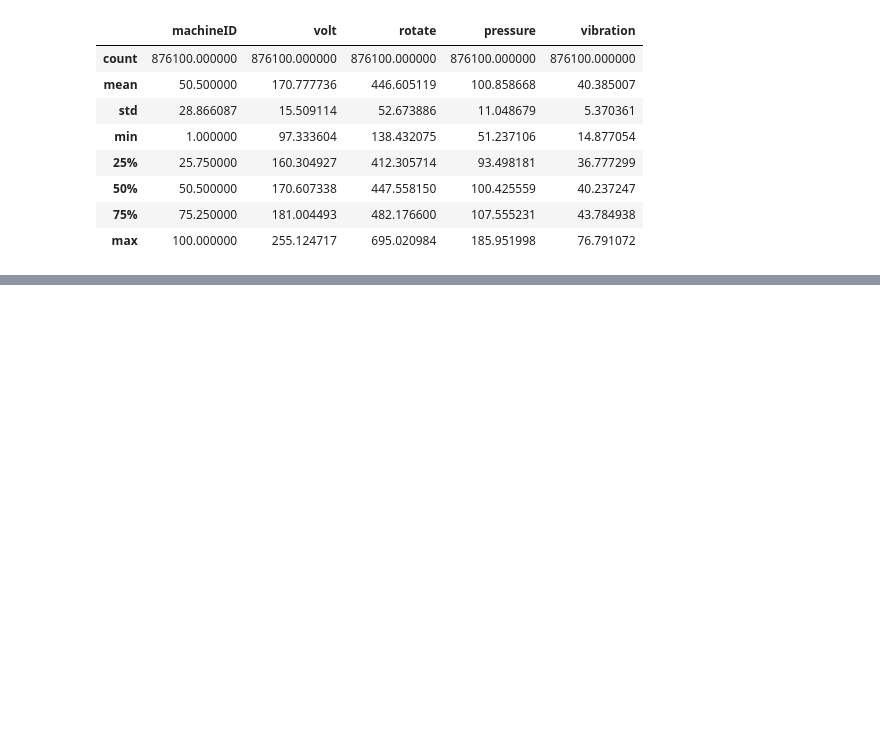
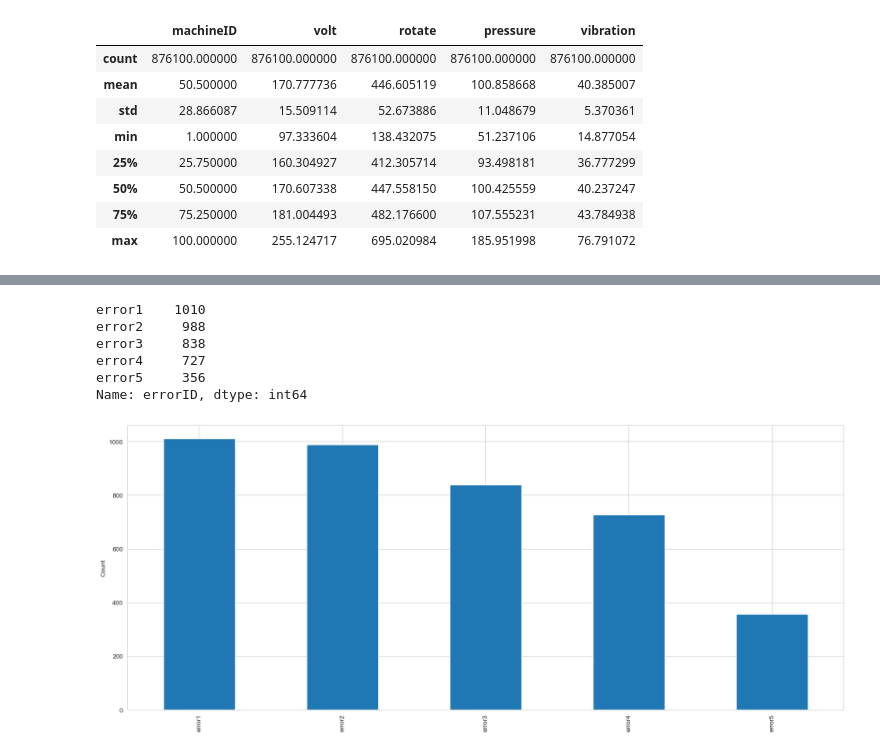
Before and after one commit to TahsinPavel/Machine-Learning-Model-for-Predictive-Maintenance-, a Jupyter notebook: Predictive Maintenance .ipynb, the cells around one changed output, grey strips where cells are left out. Cells and saved outputs as stored; diff of their text form; code cells hidden in the pictures; blank space fills up the shorter version.

```diff
--- a/Predictive Maintenance .ipynb
+++ b/Predictive Maintenance .ipynb
@@ -47,0 +73,7 @@ It consists of hourly average of voltage, rotation, pressure, vibration collecte
+# %%
+# formating datetime which comes in as string
+
+errors['datetime'] = pd.to_datetime(errors['datetime'],format = '%Y-%m-%d %H:%M:%S')
+errors['errorID'] = errors['errorID'].astype('category')
+print("Total Number of error records: %d" %len(errors.index))
+errors.head()
@@ -47,0 +88,14 @@ It consists of hourly average of voltage, rotation, pressure, vibration collecte
+# %%
+sns.set_style('whitegrid')
+plt.figure(figsize =(20,8))
+errors['errorID'].value_counts().plot(kind='bar')
+plt.ylabel('Count')
+errors['errorID'].value_counts()
+# %% [output]
+error1    1010
+error2     988
+error3     838
+error4     727
+error5     356
+Name: errorID, dtype: int64
+[figure, added]
```
Also changed, not shown: parts of 4 cells of this notebook.
